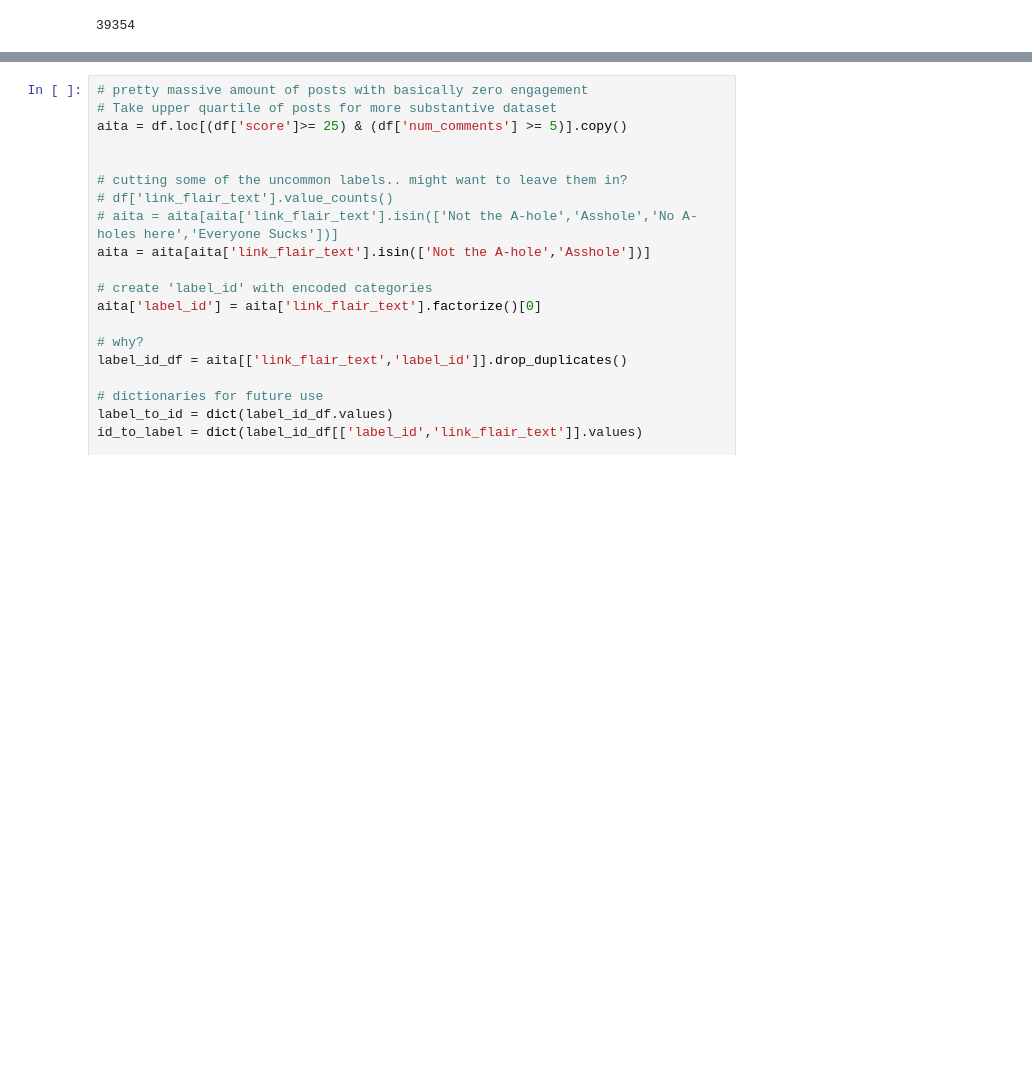
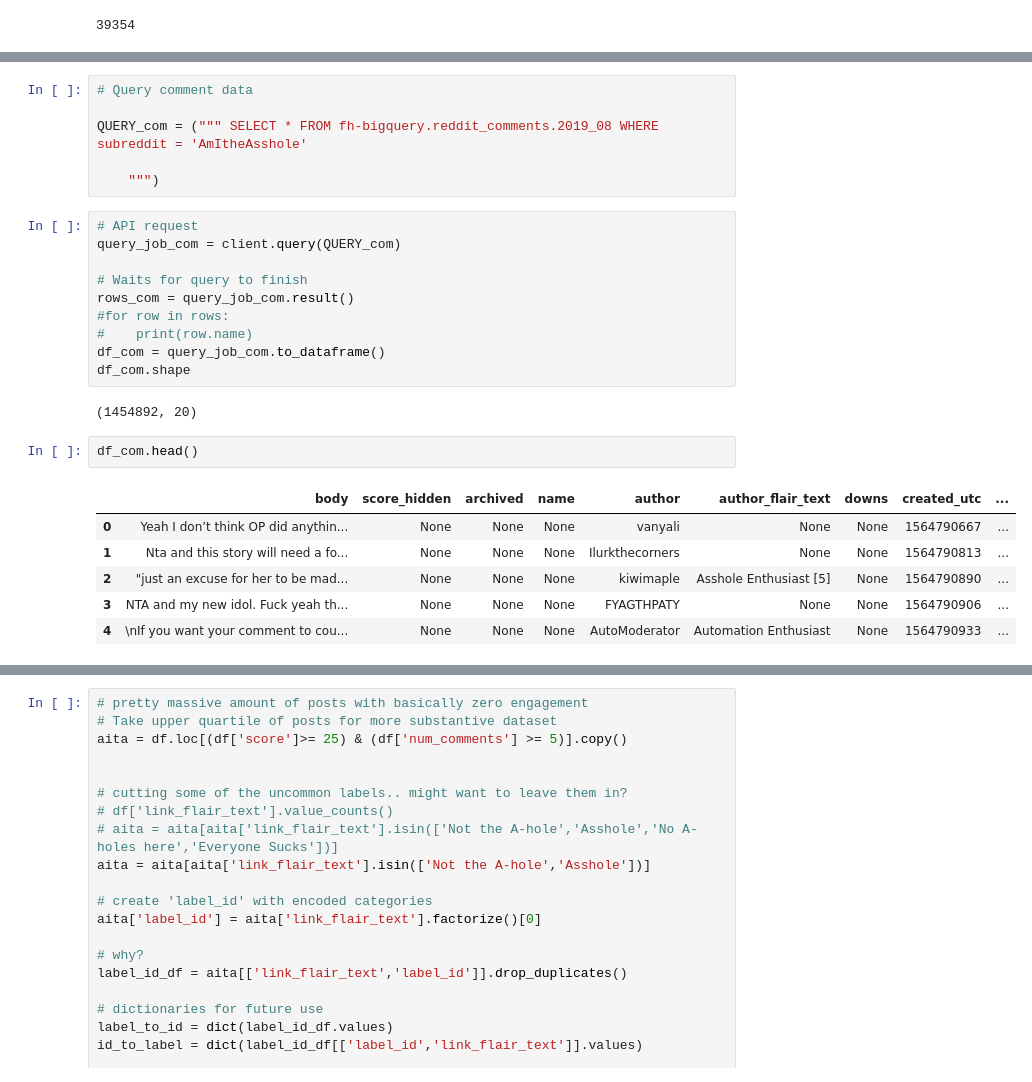
Before and after one commit to JeremyWeidner/AITA, a Jupyter notebook: AITA_Audrey.ipynb, the cells around one changed output, grey strips where cells are left out. Drawn from its saved outputs; the diff is of its cells as text; blank space fills up the shorter version.

Commit message:
updates for getting comment data

```diff
--- a/AITA_Audrey.ipynb
+++ b/AITA_Audrey.ipynb
@@ -200,0 +279,27 @@ len(df)
+# %%
+# Query comment data
+
+QUERY_com = (""" SELECT * FROM fh-bigquery.reddit_comments.2019_08 WHERE subreddit = 'AmItheAsshole'
+
+    """)
+# %%
+# API request
+query_job_com = client.query(QUERY_com)
+
+# Waits for query to finish
+rows_com = query_job_com.result()
+#for row in rows:
+#    print(row.name)
+df_com = query_job_com.to_dataframe()
+df_com.shape
+# %% [output]
+(1454892, 20)
+# %%
+df_com.head()
+# %% [output]
+|  | body | score_hidden | archived | name | author | author_flair_text | downs | created_utc | ... |
+| 0 | Yeah I don’t think OP did anythin... | None | None | None | vanyali | None | None | 1564790667 | ... |
+| 1 | Nta and this story will need a fo... | None | None | None | Ilurkthecorners | None | None | 1564790813 | ... |
+| 2 | "just an excuse for her to be mad... | None | None | None | kiwimaple | Asshole Enthusiast [5] | None | 1564790890 | ... |
+| 3 | NTA and my new idol. Fuck yeah th... | None | None | None | FYAGTHPATY | None | None | 1564790906 | ... |
+| 4 | \nIf you want your comment to cou... | None | None | None | AutoModerator | Automation Enthusiast | None | 1564790933 | ... |
```
Also changed, not shown: parts of 20 cells of this notebook.
